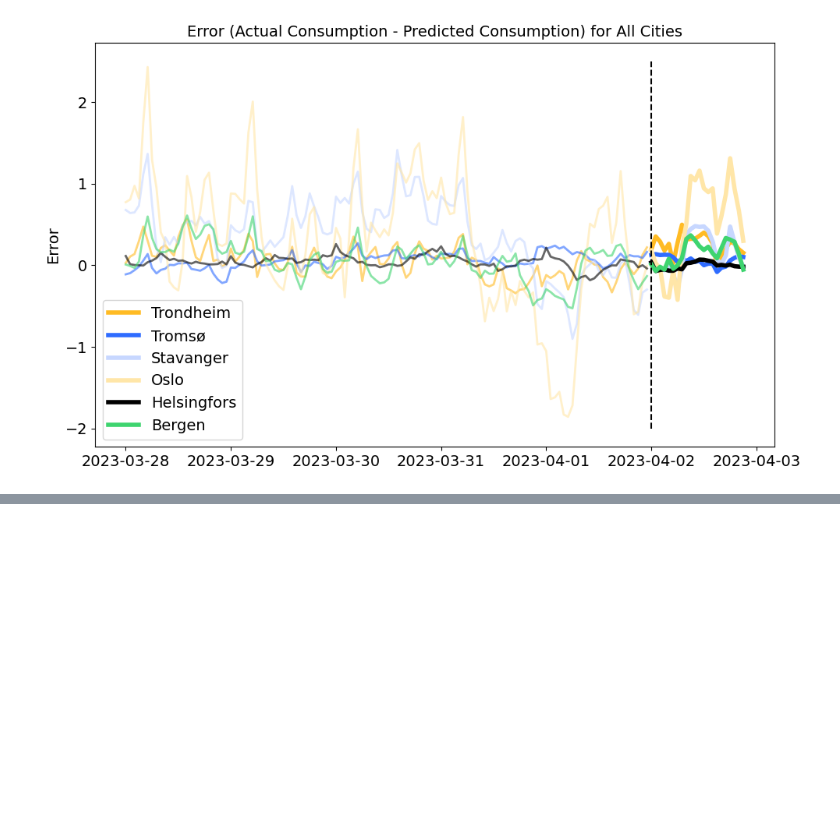
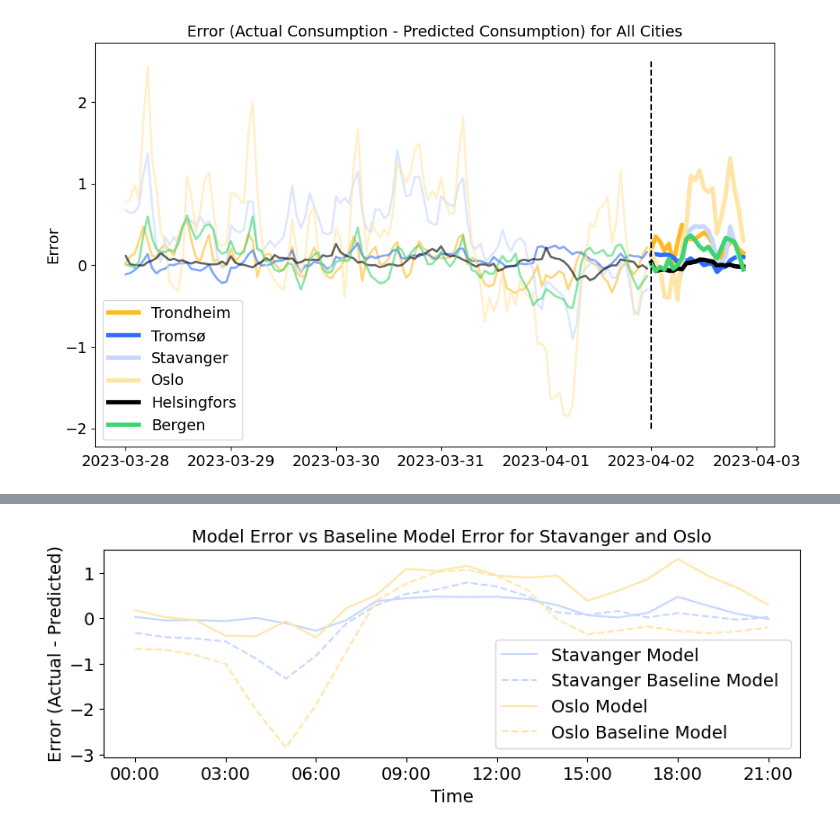
Before and after one commit to elibir/tdt4259-group75, a Jupyter notebook: scripts/error_visualisation.ipynb, the cells around one changed output, grey strips where cells are left out. Saved outputs shown, nothing was run; the diff lists cells and outputs as text; code cells hidden in the pictures; blank space fills up the shorter version.

```diff
--- a/scripts/error_visualisation.ipynb
+++ b/scripts/error_visualisation.ipynb
@@ -60,0 +217,24 @@ plt.show()
+# %%
+# Plotting error data and error baseline for all cities
+plt.figure(figsize=(10, 3))
+i=2
+
+cities = ['Stavanger', 'Oslo']
+
+for city in cities:
+    plt.plot(error_data[city].index, error_data[city]['error'], color=aneo_colors[i], label=f'{city} Model')
+    plt.plot(error_baseline[city].index, error_baseline[city], color=aneo_colors[i], label=f'{city} Baseline Model ', linestyle='--', alpha =1)
+    i=i+1
+
+# Labeling the plot
+plt.title('Model Error vs Baseline Model Error for Stavanger and Oslo', size=14)
+plt.xlabel('Time', size=14)
+plt.ylabel('Error (Actual - Predicted)', size=14)
+plt.legend(fontsize=14)
+plt.xticks(size=14)
+plt.yticks(size=14)
+myFmt = mdates.DateFormatter('%H:%M')
+plt.gca().xaxis.set_major_formatter(myFmt)
+plt.show()
+# %% [output]
+[figure, added]
```
Also changed, not shown: parts of 9 cells of this notebook, 49 other files.
